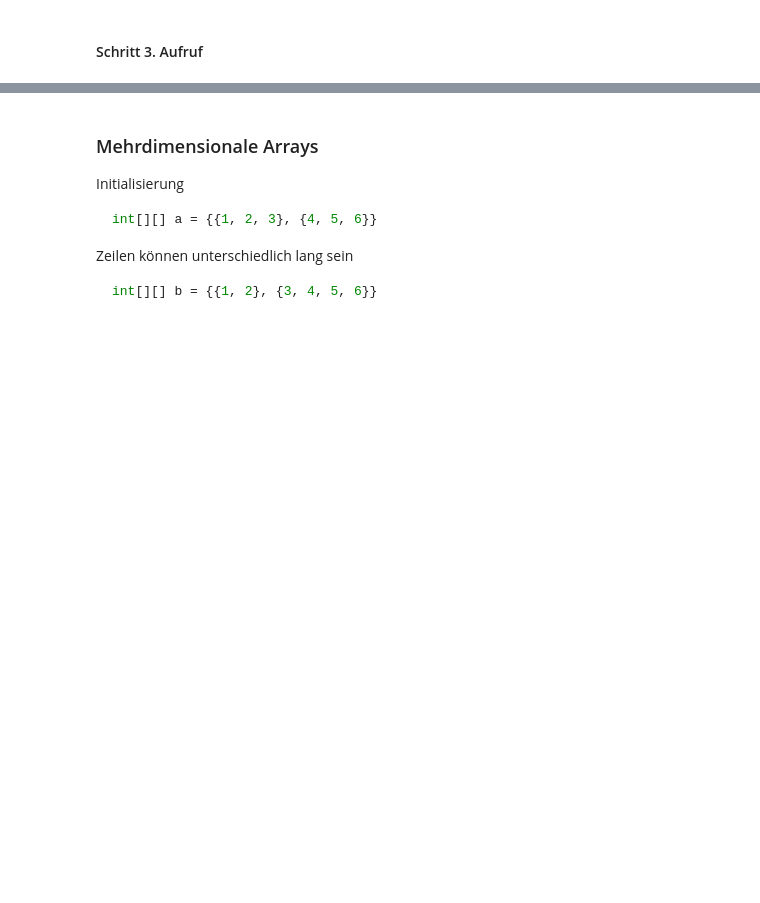
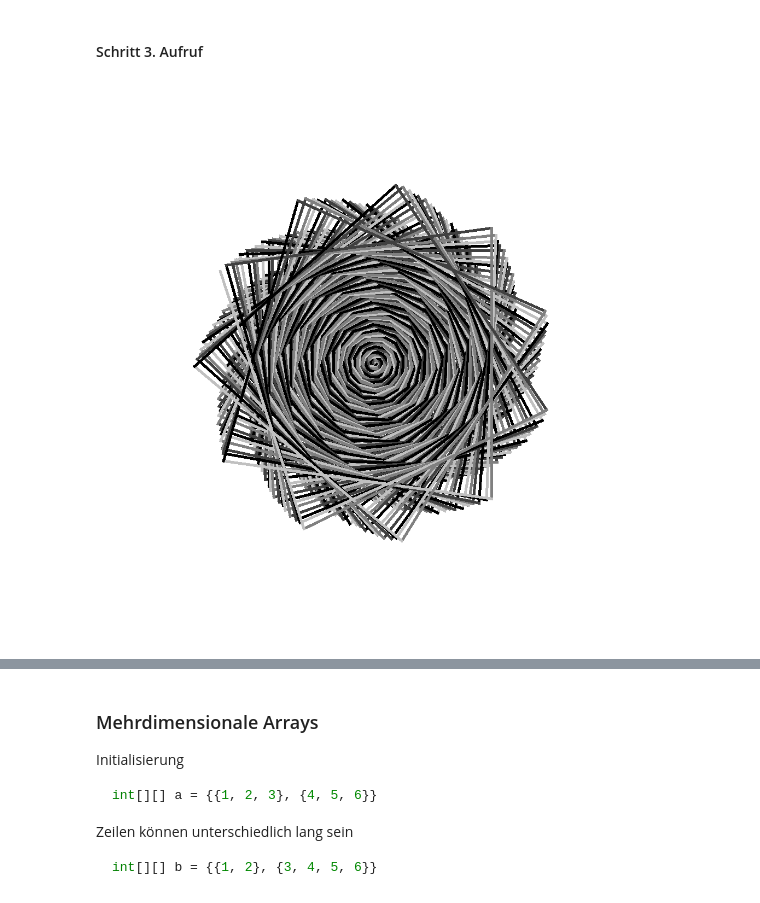
Before and after one commit to unibas-marcelluethi/gyminf-programmieren, a Jupyter notebook: notebooks/Arrays.ipynb, the cells around one changed output, grey strips where cells are left out. Drawn from its saved outputs; the diff is of its cells as text; code cells hidden in the pictures; blank space fills up the shorter version.

```diff
--- a/notebooks/Arrays.ipynb
+++ b/notebooks/Arrays.ipynb
@@ -214,7 +234,9 @@ static void coloredPattern(java.awt.Color[] colors) {
 # %% [markdown]
 #### Schritt 3. Aufruf
 # %%
-coloredPattern(colorPalette2);
+coloredPattern(colorPalette1);
+# %% [output]
+[figure, added]
 # %% [markdown]
 ### Mehrdimensionale Arrays
 
```
Also changed, not shown: parts of 10 cells of this notebook, 1 other file.
